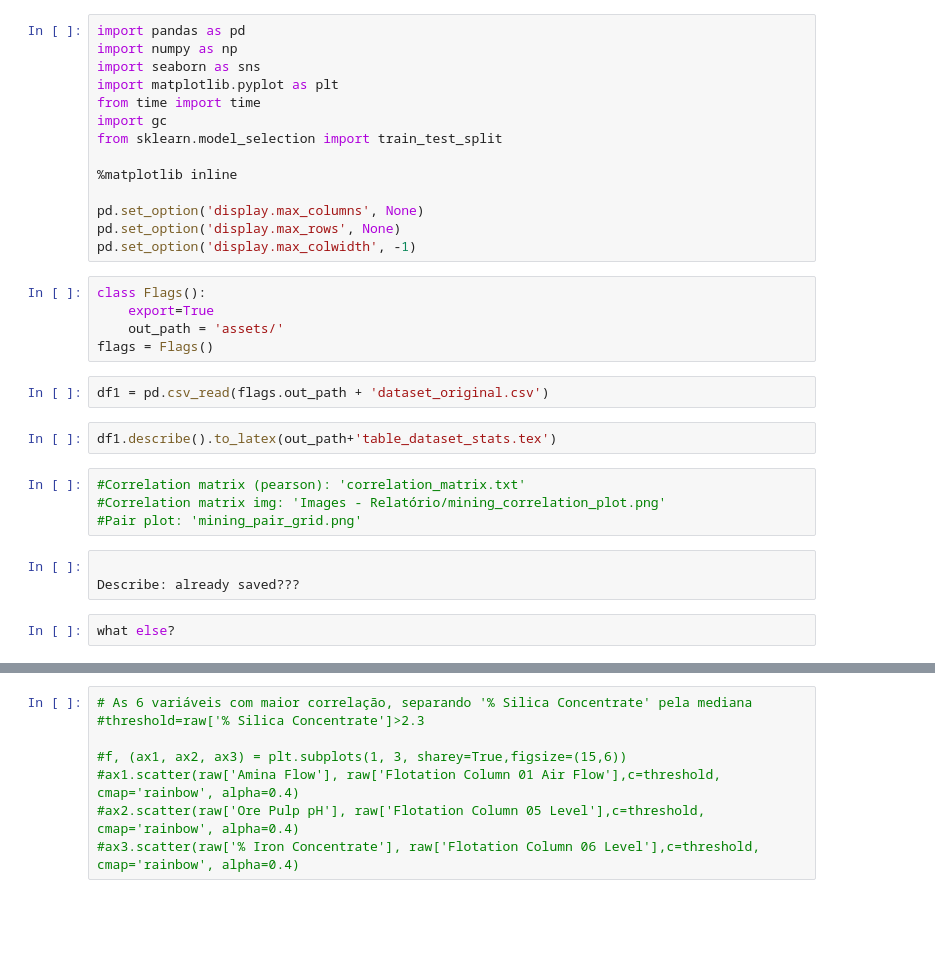
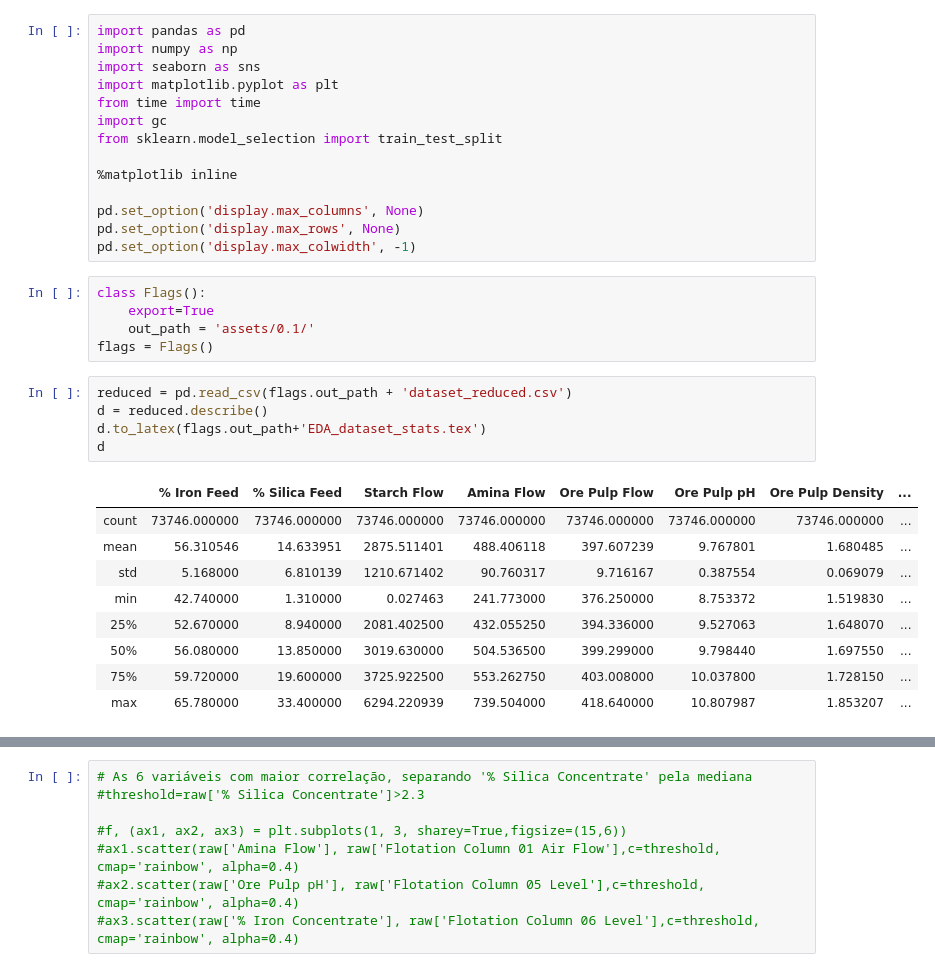
Before and after one commit to LeonardoSanBenitez/Loris-Industrial-Intelligence, a Jupyter notebook: artificial_intelligence/08 - Mining Dataset/02 - EDA.ipynb, the cells around one changed output, grey strips where cells are left out. Drawn from its saved outputs; the diff is of its cells as text; blank space fills up the shorter version.

```diff
--- a/artificial_intelligence/08 - Mining Dataset/02 - EDA.ipynb
+++ b/artificial_intelligence/08 - Mining Dataset/02 - EDA.ipynb
@@ -15,18 +15,20 @@ pd.set_option('display.max_colwidth', -1)
 # %%
 class Flags():
     export=True
-    out_path = 'assets/'
+    out_path = 'assets/0.1/'
 flags = Flags()
-# %%
-df1 = pd.csv_read(flags.out_path + 'dataset_original.csv')
-# %%
-df1.describe().to_latex(out_path+'table_dataset_stats.tex')
-# %%
-#Correlation matrix (pearson): 'correlation_matrix.txt'
-#Correlation matrix img: 'Images - Relatório/mining_correlation_plot.png'
-#Pair plot: 'mining_pair_grid.png'
-# %%
-
-Describe: already saved???
-# %%
-what else?
+# %%
+reduced = pd.read_csv(flags.out_path + 'dataset_reduced.csv')
+d = reduced.describe()
+d.to_latex(flags.out_path+'EDA_dataset_stats.tex')
+d
+# %% [output]
+|  | % Iron Feed | % Silica Feed | Starch Flow | Amina Flow | Ore Pulp Flow | Ore Pulp pH | Ore Pulp Density | ... |
+| count | 73746.000000 | 73746.000000 | 73746.000000 | 73746.000000 | 73746.000000 | 73746.000000 | 73746.000000 | ... |
+| mean | 56.310546 | 14.633951 | 2875.511401 | 488.406118 | 397.607239 | 9.767801 | 1.680485 | ... |
+| std | 5.168000 | 6.810139 | 1210.671402 | 90.760317 | 9.716167 | 0.387554 | 0.069079 | ... |
+| min | 42.740000 | 1.310000 | 0.027463 | 241.773000 | 376.250000 | 8.753372 | 1.519830 | ... |
+| 25% | 52.670000 | 8.940000 | 2081.402500 | 432.055250 | 394.336000 | 9.527063 | 1.648070 | ... |
+| 50% | 56.080000 | 13.850000 | 3019.630000 | 504.536500 | 399.299000 | 9.798440 | 1.697550 | ... |
+| 75% | 59.720000 | 19.600000 | 3725.922500 | 553.262750 | 403.008000 | 10.037800 | 1.728150 | ... |
+| max | 65.780000 | 33.400000 | 6294.220939 | 739.504000 | 418.640000 | 10.807987 | 1.853207 | ... |
```
Also changed, not shown: parts of 4 cells of this notebook, 1 other file.
